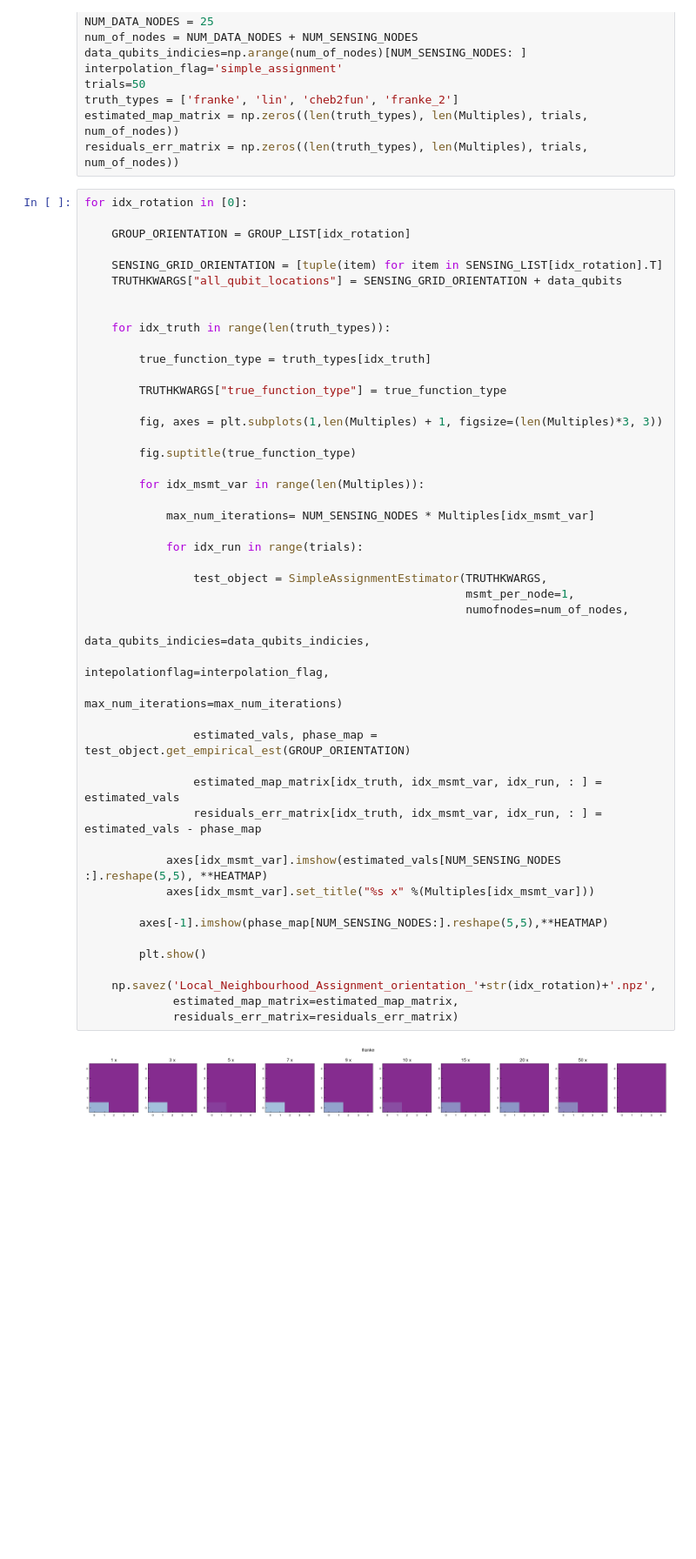
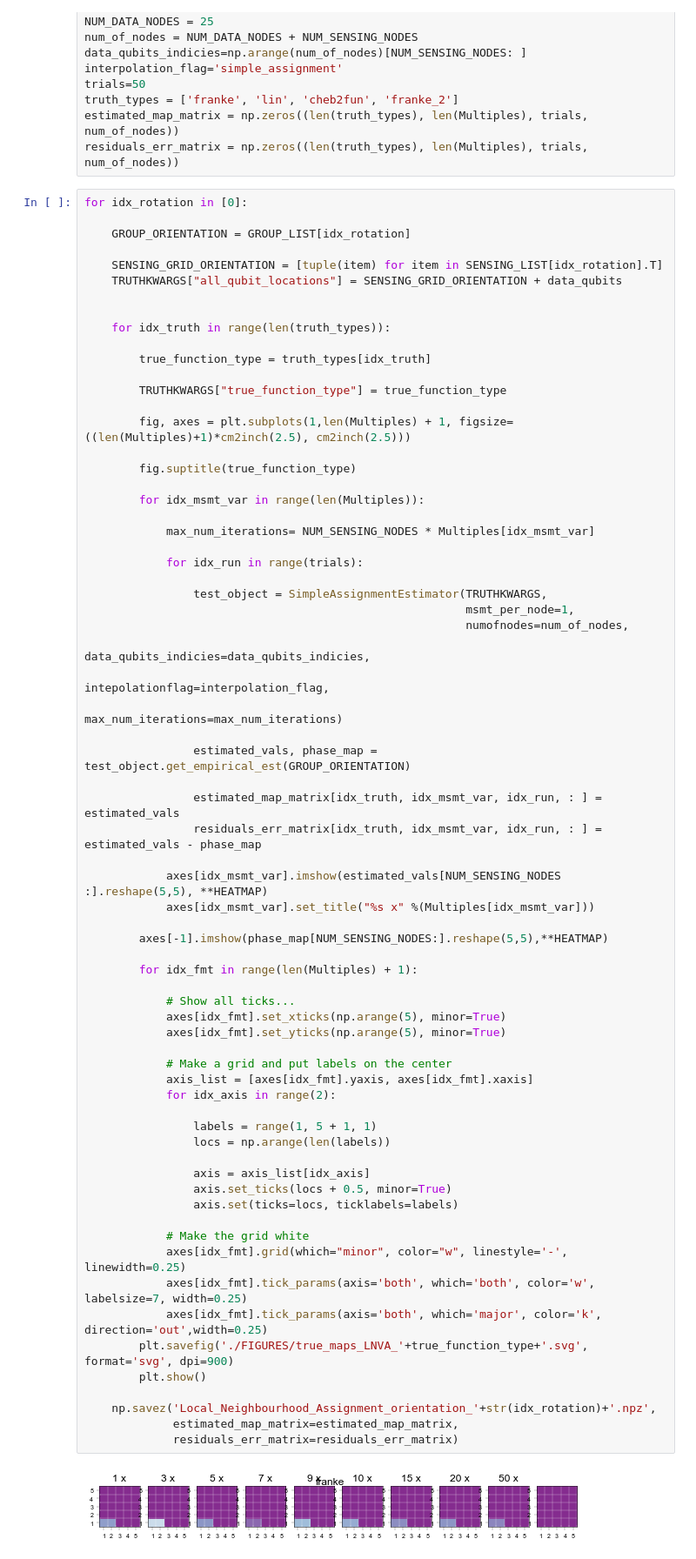
Before and after one commit to qcl-sydney/nmqa, a Jupyter notebook: sampling_analysis/Local_Neighbourhood_Assignment.ipynb, the cells around one changed output. Shown at 87% size. Cells and saved outputs as stored; diff of their text form; blank space fills up the shorter version.

Commit message:
Update on figure development for Padua paper

```diff
--- a/sampling_analysis/Local_Neighbourhood_Assignment.ipynb
+++ b/sampling_analysis/Local_Neighbourhood_Assignment.ipynb
@@ -259,37 +259,59 @@ for idx_rotation in [0]:
 
         TRUTHKWARGS["true_function_type"] = true_function_type
 
-        fig, axes = plt.subplots(1,len(Multiples) + 1, figsize=(len(Multiples)*3, 3))
+        fig, axes = plt.subplots(1,len(Multiples) + 1, figsize=((len(Multiples)+1)*cm2inch(2.5), cm2inch(2.5)))
 
         fig.suptitle(true_function_type)
 
         for idx_msmt_var in range(len(Multiples)):
 
             max_num_iterations= NUM_SENSING_NODES * Multiples[idx_msmt_var]
 
             for idx_run in range(trials):
 
                 test_object = SimpleAssignmentEstimator(TRUTHKWARGS,
                                                         msmt_per_node=1,
                                                         numofnodes=num_of_nodes,
                                                         data_qubits_indicies=data_qubits_indicies,
                                                         intepolationflag=interpolation_flag,
                                                         max_num_iterations=max_num_iterations)
 
                 estimated_vals, phase_map = test_object.get_empirical_est(GROUP_ORIENTATION)
 
                 estimated_map_matrix[idx_truth, idx_msmt_var, idx_run, : ] = estimated_vals
                 residuals_err_matrix[idx_truth, idx_msmt_var, idx_run, : ] = estimated_vals - phase_map
 
             axes[idx_msmt_var].imshow(estimated_vals[NUM_SENSING_NODES :].reshape(5,5), **HEATMAP)
             axes[idx_msmt_var].set_title("%s x" %(Multiples[idx_msmt_var]))
 
         axes[-1].imshow(phase_map[NUM_SENSING_NODES:].reshape(5,5),**HEATMAP)
 
+        for idx_fmt in range(len(Multiples) + 1):
+
+            # Show all ticks...
+            axes[idx_fmt].set_xticks(np.arange(5), minor=True)
+            axes[idx_fmt].set_yticks(np.arange(5), minor=True)
+
+            # Make a grid and put labels on the center
+            axis_list = [axes[idx_fmt].yaxis, axes[idx_fmt].xaxis]
+            for idx_axis in range(2):
+
+                labels = range(1, 5 + 1, 1)
+                locs = np.arange(len(labels))
+
+                axis = axis_list[idx_axis]
+                axis.set_ticks(locs + 0.5, minor=True)
+                axis.set(ticks=locs, ticklabels=labels)
+
+            # Make the grid white
+            axes[idx_fmt].grid(which="minor", color="w", linestyle='-', linewidth=0.25)
+            axes[idx_fmt].tick_params(axis='both', which='both', color='w', labelsize=7, width=0.25)
+            axes[idx_fmt].tick_params(axis='both', which='major', color='k', direction='out',width=0.25)
+        plt.savefig('./FIGURES/true_maps_LNVA_'+true_function_type+'.svg', format='svg', dpi=900)
         plt.show()
 
     np.savez('Local_Neighbourhood_Assignment_orientation_'+str(idx_rotation)+'.npz',
              estimated_map_matrix=estimated_map_matrix,
              residuals_err_matrix=residuals_err_matrix)
 # %% [output]
-[figure, old version]
+[figure, new version]
```
Also changed, not shown: parts of 1 cell of this notebook, 5 other files.
